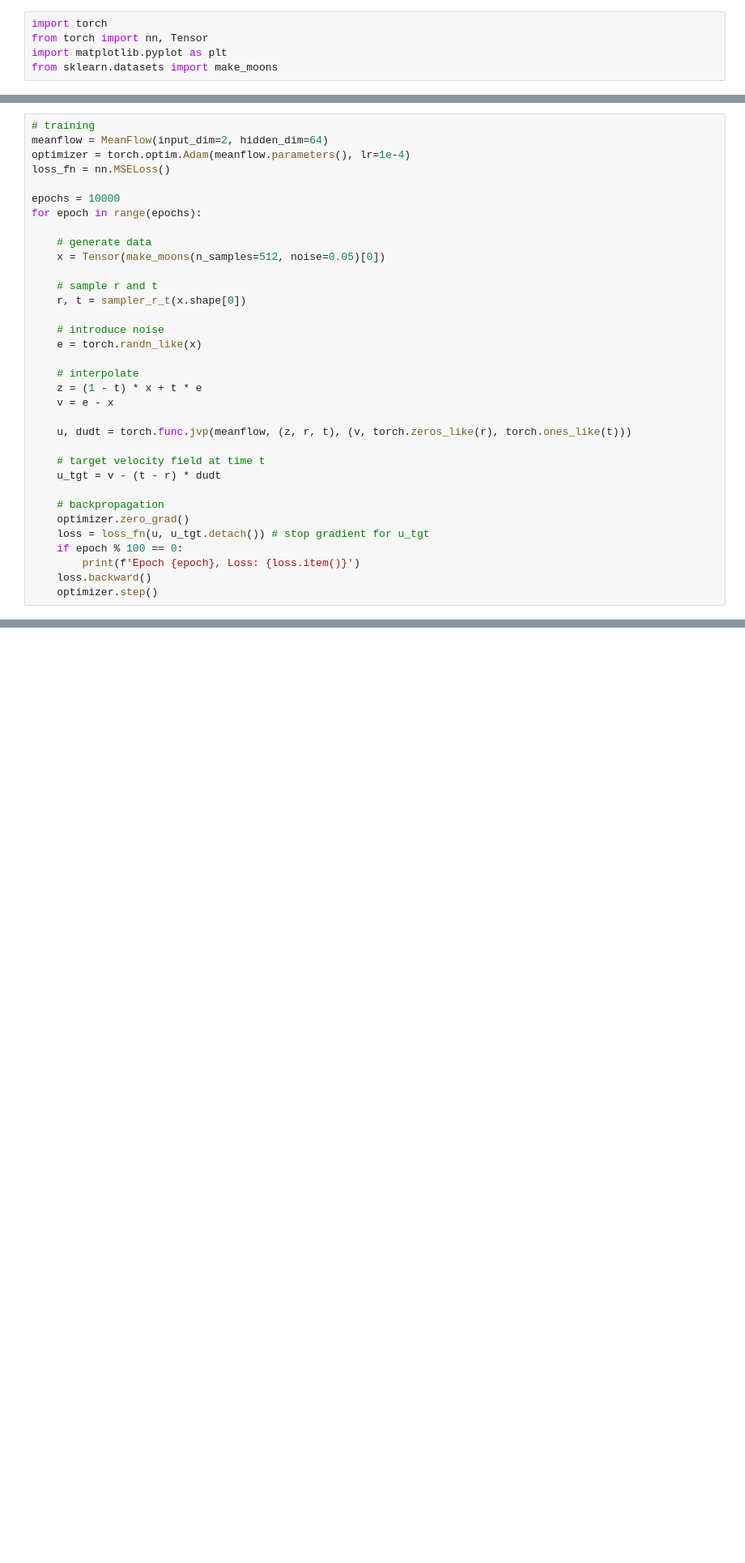
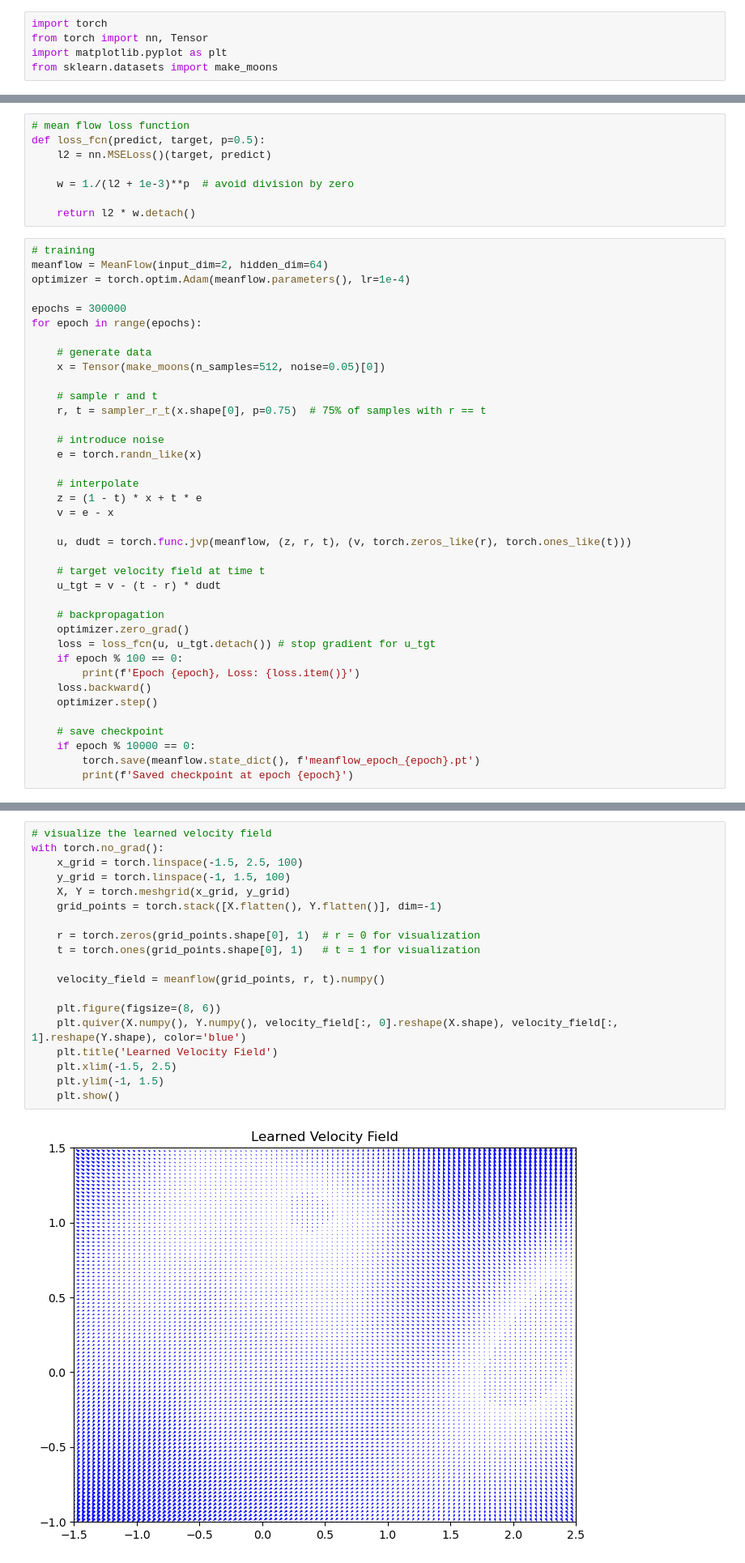
Before and after one commit to YangyangFu/flow-matching-tutorials, a Jupyter notebook: mean-flow.ipynb, the cells around one changed output, grey strips where cells are left out. Shown at 81% size. Cells and saved outputs as stored; diff of their text form; blank space fills up the shorter version.

Commit message:
update meanflow tuning

```diff
--- a/mean-flow.ipynb
+++ b/mean-flow.ipynb
@@ -36,17 +43,24 @@ def sampler_r_t(n_samples: int) -> Tensor:
+# %%
+# mean flow loss function
+def loss_fcn(predict, target, p=0.5):
+    l2 = nn.MSELoss()(target, predict)
+
+    w = 1./(l2 + 1e-3)**p  # avoid division by zero
+
+    return l2 * w.detach()
 # %%
 # training
 meanflow = MeanFlow(input_dim=2, hidden_dim=64)
 optimizer = torch.optim.Adam(meanflow.parameters(), lr=1e-4)
-loss_fn = nn.MSELoss()
 
-epochs = 10000
+epochs = 300000
 for epoch in range(epochs):
 
     # generate data
     x = Tensor(make_moons(n_samples=512, noise=0.05)[0])
 
     # sample r and t
-    r, t = sampler_r_t(x.shape[0])
+    r, t = sampler_r_t(x.shape[0], p=0.75)  # 75% of samples with r == t
 
     # introduce noise
     e = torch.randn_like(x)
@@ -62,9 +76,14 @@ for epoch in range(epochs):
 
     # backpropagation
     optimizer.zero_grad()
-    loss = loss_fn(u, u_tgt.detach()) # stop gradient for u_tgt
+    loss = loss_fcn(u, u_tgt.detach()) # stop gradient for u_tgt
     if epoch % 100 == 0:
         print(f'Epoch {epoch}, Loss: {loss.item()}')
     loss.backward()
     optimizer.step()
+
+    # save checkpoint
+    if epoch % 10000 == 0:
+        torch.save(meanflow.state_dict(), f'meanflow_epoch_{epoch}.pt')
+        print(f'Saved checkpoint at epoch {epoch}')
 # %% [output]
@@ -88,3 +108,24 @@ Epoch 9900, Loss: 0.7382165789604187
+# %%
+# visualize the learned velocity field
+with torch.no_grad():
+    x_grid = torch.linspace(-1.5, 2.5, 100)
+    y_grid = torch.linspace(-1, 1.5, 100)
+    X, Y = torch.meshgrid(x_grid, y_grid)
+    grid_points = torch.stack([X.flatten(), Y.flatten()], dim=-1)
+
+    r = torch.zeros(grid_points.shape[0], 1)  # r = 0 for visualization
+    t = torch.ones(grid_points.shape[0], 1)   # t = 1 for visualization
+
+    velocity_field = meanflow(grid_points, r, t).numpy()
+
+    plt.figure(figsize=(8, 6))
+    plt.quiver(X.numpy(), Y.numpy(), velocity_field[:, 0].reshape(X.shape), velocity_field[:, 1].reshape(Y.shape), color='blue')
+    plt.title('Learned Velocity Field')
+    plt.xlim(-1.5, 2.5)
+    plt.ylim(-1, 1.5)
+    plt.show()
+# %% [output]
+[figure, added]
 # %%
 # Sampling after training
 num_points = 512
```
Also changed, not shown: parts of 4 cells of this notebook.
